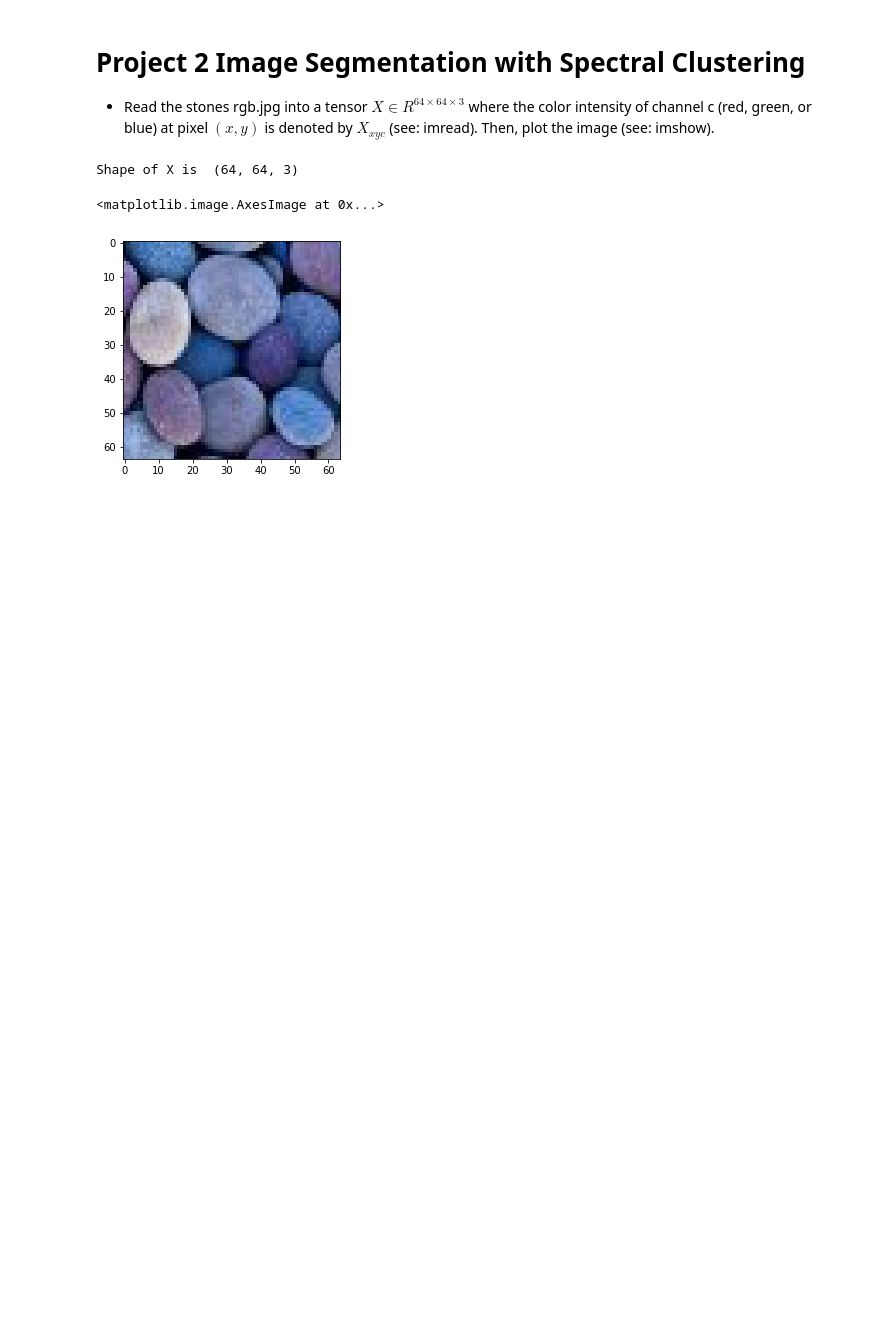
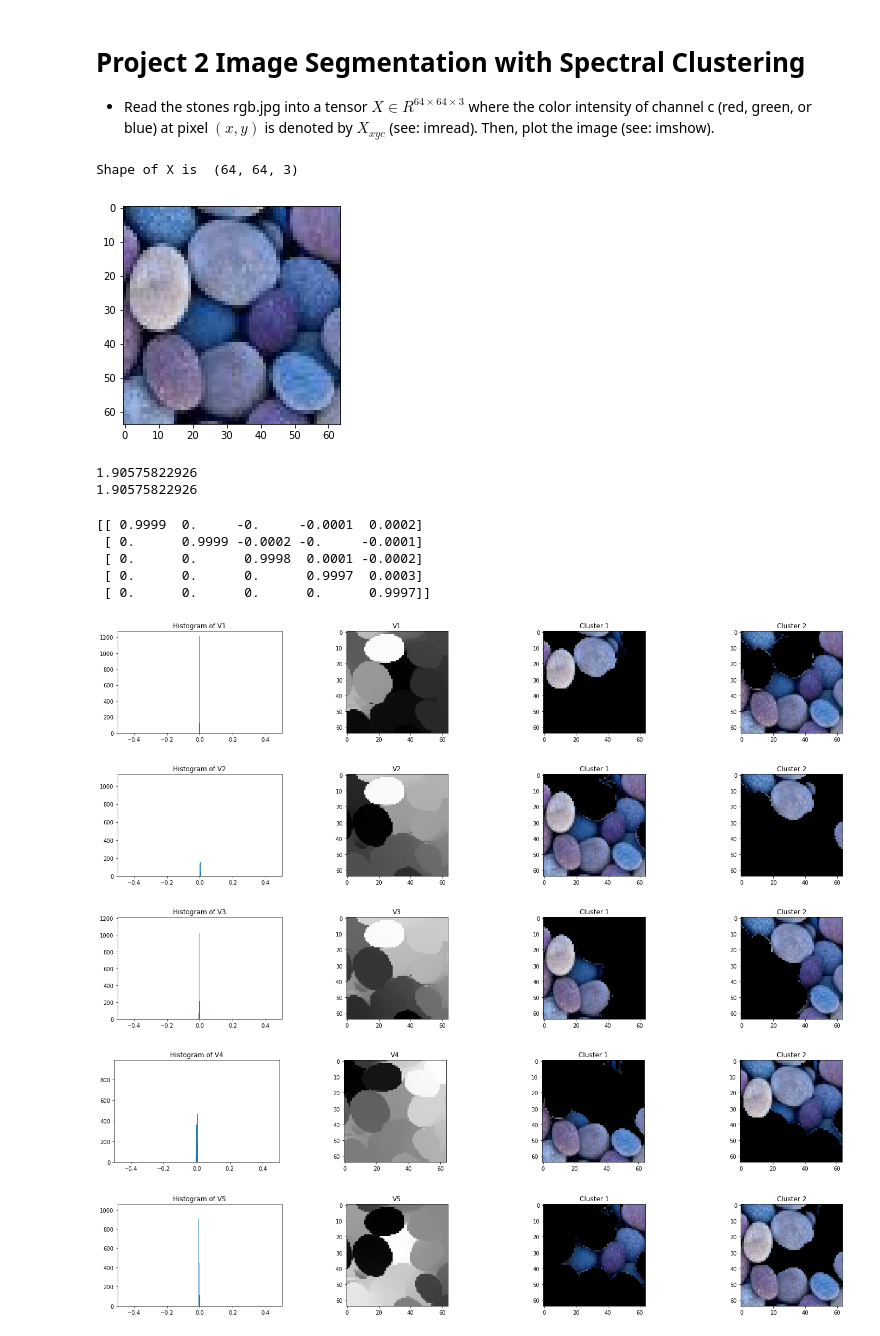
Before and after one commit to CMPE482-Spring2017-Bogazici/FinalProjects, a Jupyter notebook: final solution.ipynb, the cells around one changed output. Drawn from its saved outputs; the diff is of its cells as text; code cells hidden in the pictures; blank space fills up the shorter version.

```diff
--- a/final solution.ipynb
+++ b/final solution.ipynb
@@ -369,10 +388,14 @@ c (red, green, or blue) at pixel $(x, y)$ is denoted by $X_{xyc}$ (see: imread).
 image (see: imshow).
 # %%
 import scipy.misc as spc
+import scipy.linalg as spl
+import numpy as np
+import math
 X = spc.imread("stones_rgb.jpg")
 print "Shape of X is ", X.shape
 plt.imshow(X)
+#first k eigenvector
+k = 5
 # %% [output]
 Shape of X is  (64, 64, 3)
-<matplotlib.image.AxesImage at 0x...>
 [figure]
@@ -378,0 +417,69 @@ Shape of X is  (64, 64, 3)
+# %%
+# Construct W
+W = np.ones((n,n))
+for i in range(n):
+    for j in range(0, n):
+        W[i, j] = sim(i, j)
+#Check if Wij = Wji
+print W[1,3]
+print W[3,1]
+# %% [output]
+1.90575822926
+1.90575822926
+# %%
+# Compute the sum of each row
+D = np.sum(W, axis=1)
+#Create diagonal matrix
+D = np.diag(D)
+D_inv_sqrt = np.linalg.inv(np.sqrt(D))
+#Laplacian matrix
+L = np.dot(np.dot(D_inv_sqrt,W),D_inv_sqrt)
+# %%
+k=5
+[Q,R] = np.linalg.qr(np.random.randn(n,k),mode='reduced')
+for i in range(2000):
+    Z = np.dot(L,Q);
+    [Q, R] = np.linalg.qr(Z,mode='reduced');
+# %%
+V = np.dot(D_inv_sqrt,Q)
+np.set_printoptions(suppress=True)
+print R
+ls
+# %% [output]
+[[ 0.9999  0.     -0.     -0.0001  0.0002]
+ [ 0.      0.9999 -0.0002 -0.     -0.0001]
+ [ 0.      0.      0.9998  0.0001 -0.0002]
+ [ 0.      0.      0.      0.9997  0.0003]
+ [ 0.      0.      0.      0.      0.9997]]
+# %%
+for i in range(k):
+    plt.figure(figsize=(25, 20))
+    plt.subplot(k, 4, i*4 + 1)
+    v = V[:, i]
+    plt.hist(v)
+    plt.title('Histogram of V' + str(i + 1))
+    axes = plt.gca()
+    axes.set_xlim([-0.5,0.5])
+    plt.subplot(k, 4, i*4 + 2)
+    plt.imshow(v.reshape(h, h), cmap='gray')
+    plt.title('V' + str(i + 1))
+    cls1,cls2 = np.copy(X),np.copy(X)
+    for x in range(h):
+        for y in range(h):
+            if v[x+(y)*h] < 0:
+                cls1[x, y] = 0
+            else:
+                cls2[x, y] = 0
+    plt.subplot(k,4,i*4+3)
+    plt.imshow(cls1)
+    plt.title('Cluster 1')
+    plt.subplot(k,4,i*4+4)
+    plt.imshow(cls2)
+    plt.title('Cluster 2')
+    plt.show()
+# %% [output]
+[figure, added]
+[figure, added]
+[figure, added]
+[figure, added]
+[figure, added]
```
Also changed, not shown: parts of 6 cells of this notebook.
